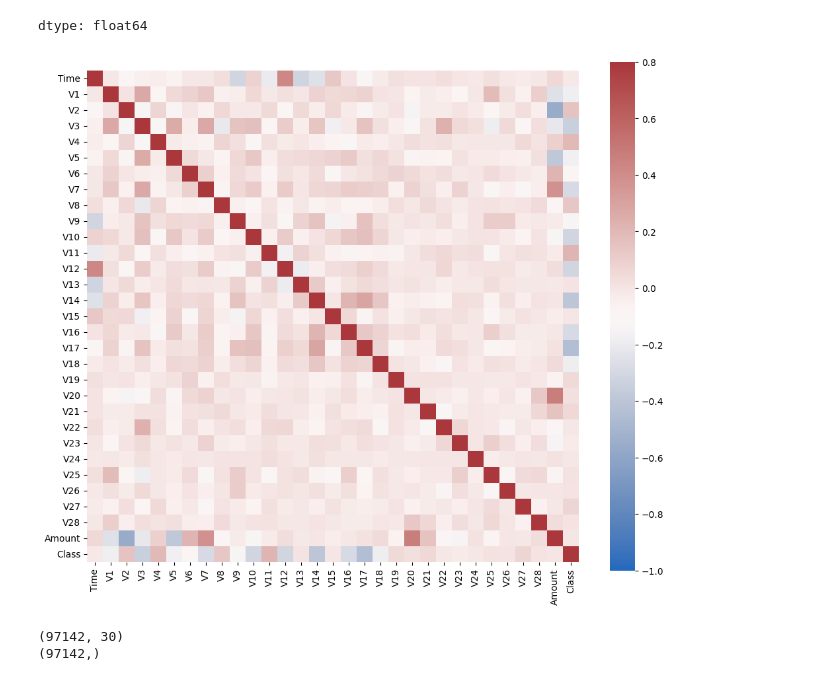
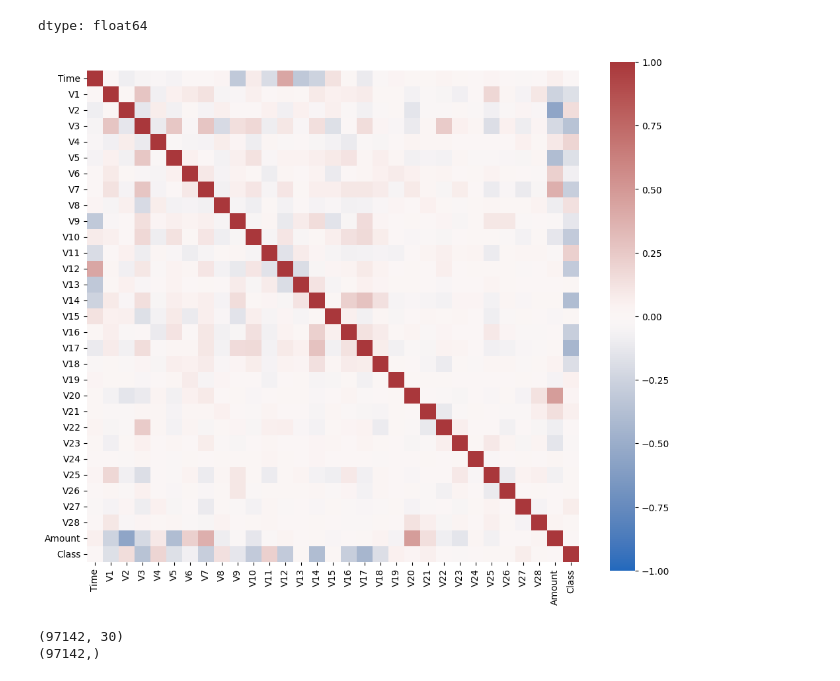
Before and after one commit to amalsamad369/amalzportfolio, a Jupyter notebook: credit_card_ds.ipynb, the cells around one changed output. Cells and saved outputs as stored; diff of their text form; code cells hidden in the pictures.

```diff
--- a/credit_card_ds.ipynb
+++ b/credit_card_ds.ipynb
@@ -91,11 +91,11 @@ dtype: float64
 # %%
 # Correlation matrix
 corrmat = data.corr()
 fig = plt.figure(figsize = (12, 10))
-sns.heatmap(corrmat, vmax = .8, vmin= -1, square = True,  cmap= "vlag")
+sns.heatmap(corrmat, vmax = 1, vmin= -1, square = True, cmap="vlag")
 plt.show()
 # %% [output]
-[figure, old version]
+[figure, new version]
 # %%
 # dividing the X and the Y from the dataset
 X = data.drop(['Class'], axis = 1)
```
